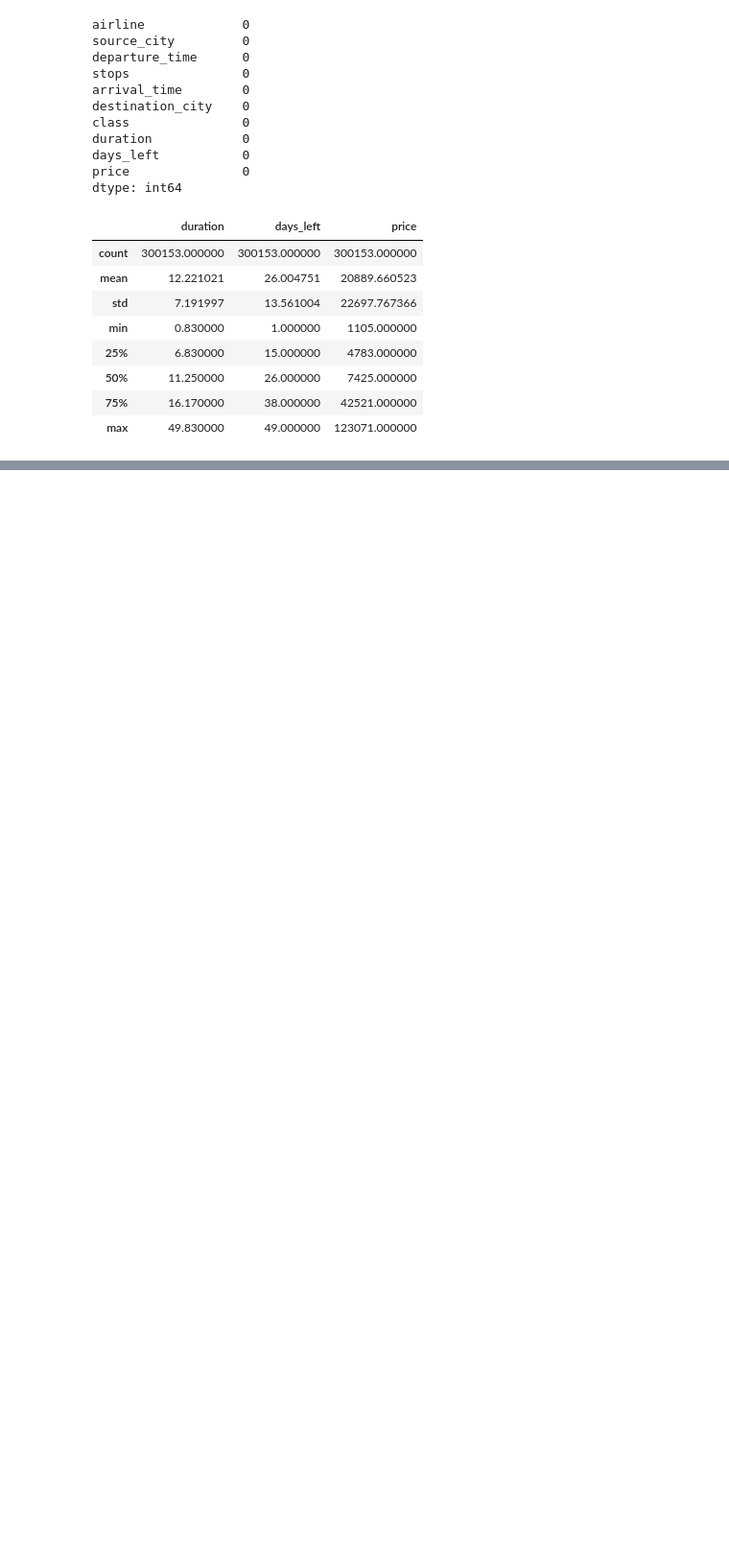
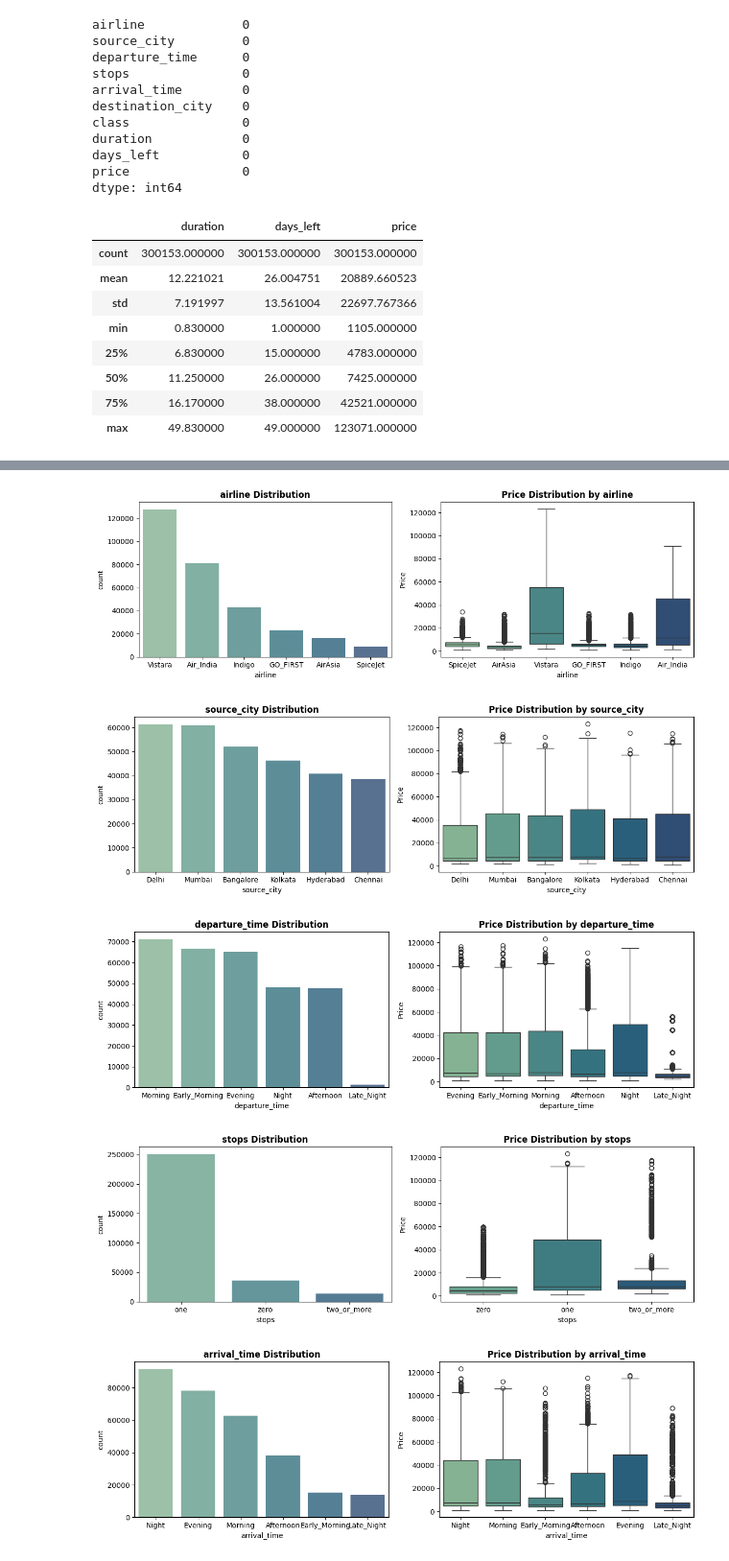
Before and after one commit to junperes/Flight-Price-Prediction-with-Machine-Learning-Models, a Jupyter notebook: data_exploration.ipynb, the cells around one changed output, grey strips where cells are left out. Shown at 96% size. Saved outputs shown, nothing was run; the diff lists cells and outputs as text; code cells hidden in the pictures; blank space fills up the shorter version.

```diff
--- a/data_exploration.ipynb
+++ b/data_exploration.ipynb
@@ -82,0 +93,53 @@ plt.show()
+# %%
+def plot_distributions(df, column):
+    blue_palette = sns.color_palette("crest", n_colors=len(df[column].unique()))
+
+    # Create a figure with two subplots
+    fig, axes = plt.subplots(1, 2, figsize=(12, 4))
+
+    count_df = df[column].value_counts().reset_index()
+    count_df.columns = [column, 'count']
+
+    # Plot the bar plot for value counts of the column
+    sns.barplot(x=column,
+                y='count',
+                data=count_df,
+                hue=column,
+                alpha=0.8,
+                palette=blue_palette,
+                ax=axes[0]),
+    axes[0].set_title(f'{column} Distribution', fontsize=12, fontweight='bold')
+    axes[0].set_xlabel(column, fontsize=10)
+    axes[0].grid(False)
+
+    # Plot the box plot for the column
+    sns.boxplot(x=column,
+                y='price',
+                data=df,
+                hue=df[column],
+                palette=blue_palette,
+                ax=axes[1])
+    axes[1].set_title(f'Price Distribution by {column}', fontsize=12, fontweight='bold')
+    axes[1].set_xlabel(column, fontsize=10)
+    axes[1].set_ylabel('Price', fontsize=10)
+    axes[1].grid(False)
+
+    # Adjust layout to prevent overlap
+    plt.tight_layout()
+
+    # Show the plots
+    plt.show()
+
+# List of columns to plot
+columns = ['airline', 'source_city', 'departure_time', 'stops', 'arrival_time',
+           'destination_city', 'class']
+
+# Generate plots for each column
+for column in columns:
+    plot_distributions(df, column)
+# %% [output]
+[figure, added]
+[figure, added]
+[figure, added]
+[figure, added]
+[figure, added]
```
Also changed, not shown: parts of 7 cells of this notebook.
